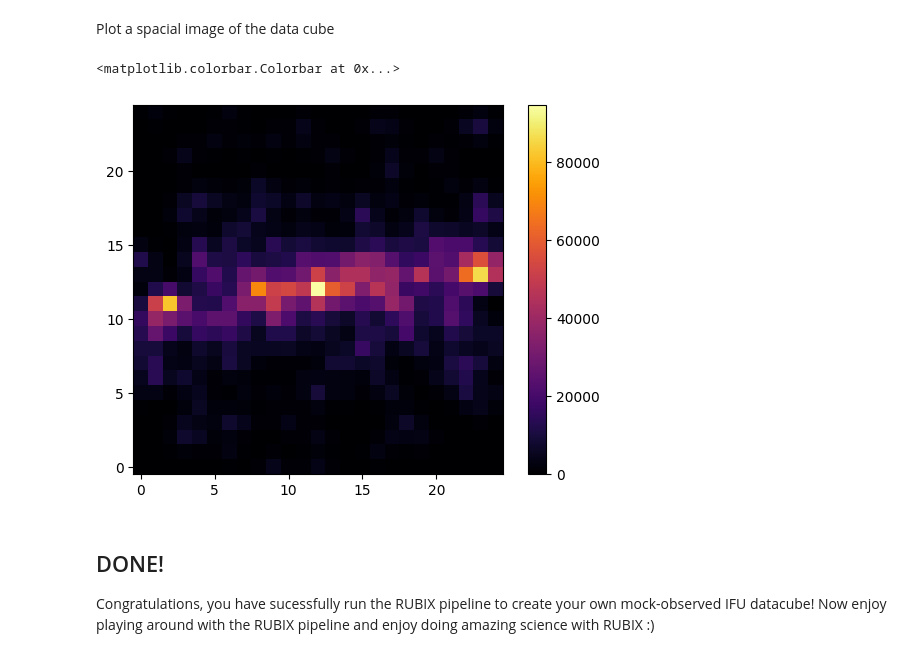
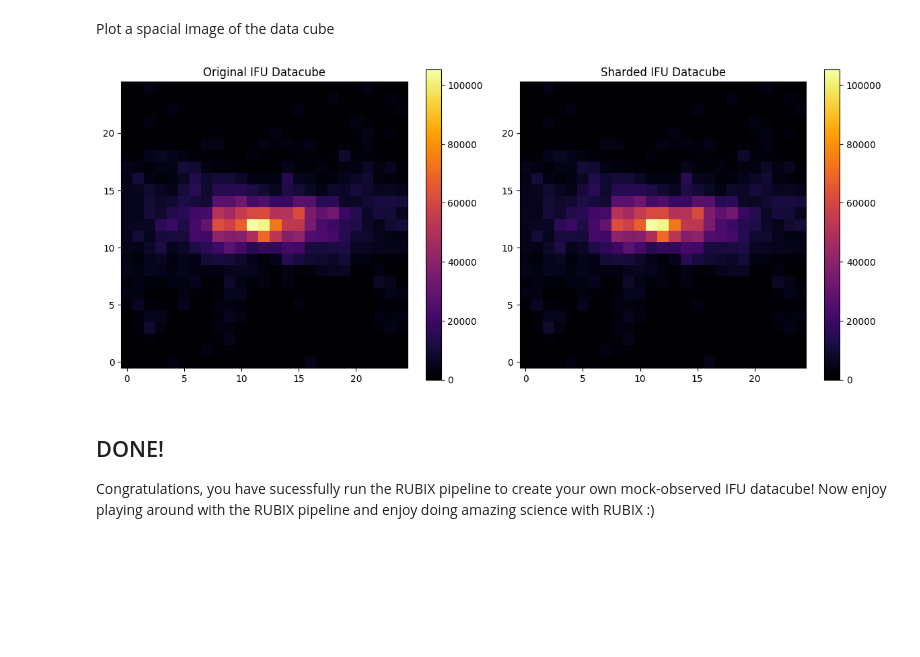
Before and after one commit to AstroAI-Lab/rubix, a Jupyter notebook: notebooks/rubix_pipeline_single_function_shard_map.ipynb, the cells around one changed output. Drawn from its saved outputs; the diff is of its cells as text; code cells hidden in the pictures; blank space fills up the shorter version.

```diff
--- a/notebooks/rubix_pipeline_single_function_shard_map.ipynb
+++ b/notebooks/rubix_pipeline_single_function_shard_map.ipynb
@@ -291,16 +300,30 @@ Plot a spacial image of the data cube
 # %%
 #NBVAL_SKIP
 # get the spectra of the visible wavelengths from the ifu cube
 visible_spectra = rubixdata.stars.datacube[ :, :, visible_indices[0]]
+sharded_visible_spectra = shard_rubixdata[ :, :, visible_indices[0]]
 #visible_spectra.shape
 
-# Sum up all spectra to create an image
-image = jnp.sum(visible_spectra, axis = 2)
-plt.imshow(image, origin="lower", cmap="inferno")
-plt.colorbar()
+image = jnp.sum(visible_spectra, axis=2)
+sharded_image = jnp.sum(sharded_visible_spectra, axis=2)
+
+# Plot side by side
+fig, axes = plt.subplots(1, 2, figsize=(12, 5))
+
+# Original IFU datacube image
+im0 = axes[0].imshow(image, origin="lower", cmap="inferno")
+axes[0].set_title("Original IFU Datacube")
+fig.colorbar(im0, ax=axes[0])
+
+# Sharded IFU datacube image
+im1 = axes[1].imshow(sharded_image, origin="lower", cmap="inferno")
+axes[1].set_title("Sharded IFU Datacube")
+fig.colorbar(im1, ax=axes[1])
+
+plt.tight_layout()
+plt.show()
 # %% [output]
-<matplotlib.colorbar.Colorbar at 0x...>
-[figure, old version]
+[figure, new version]
 # %% [markdown]
 ## DONE!
 
```
Also changed, not shown: parts of 10 cells of this notebook, 2 other files.
